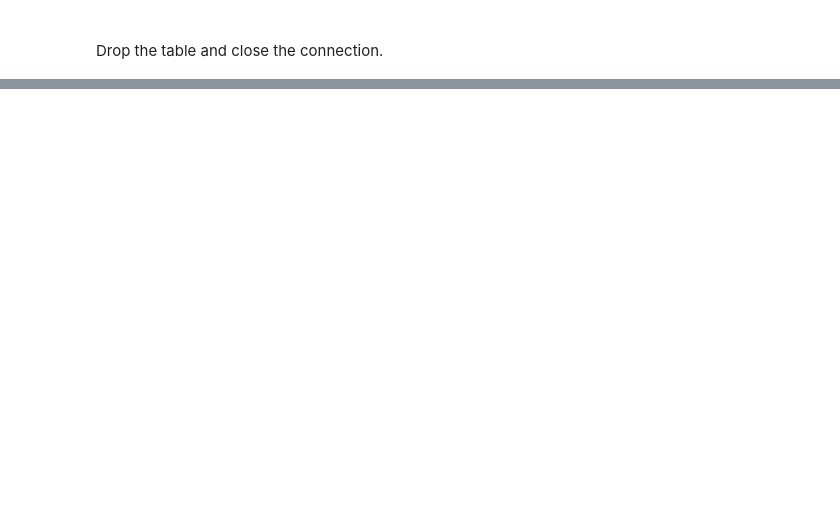
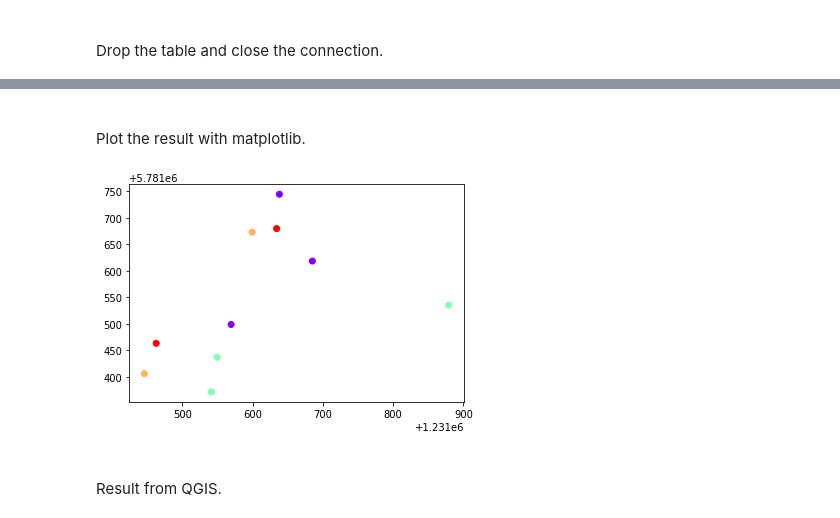
Before and after one commit to lucaArrotta/DBSCAN-in-Python, a Jupyter notebook: DBSCAN.ipynb, the cells around one changed output, grey strips where cells are left out. Drawn from its saved outputs; the diff is of its cells as text; code cells hidden in the pictures; blank space fills up the shorter version.

Commit message:
added code to plot results

```diff
--- a/DBSCAN.ipynb
+++ b/DBSCAN.ipynb
@@ -276,0 +305,13 @@ dbscan(300, 100, conn)
+# %%
+cur = conn.cursor()
+cur.execute("""
+    SELECT *
+    FROM test_table
+    LIMIT 10""")
+rows = cur.fetchall()
+df = pd.DataFrame(rows)
+df.columns = ["gid", "animal", "id", "time", "x", "y", "geom", "label"]
+display(df)
+
+conn.close()
+cur.close()
@@ -276,0 +330,19 @@ dbscan(300, 100, conn)
+# %% [markdown]
+<br>
+Plot the result with matplotlib.
+# %%
+import matplotlib.pyplot as plt
+import matplotlib
+
+xs = [tup[4] for tup in rows]
+ys = [tup[5] for tup in rows]
+ls = [tup[7] for tup in rows]
+ls = [-1, 1, 1, 2, 3, 3, 2, 1, -1, -1]  # istruzione da cancellare
+
+plt.scatter(xs, ys, c=ls, cmap="rainbow")
+plt.show()
+# %% [output]
+[figure, added]
+# %% [markdown]
+<br>
+Result from QGIS.
```
Also changed, not shown: parts of 14 cells of this notebook.
